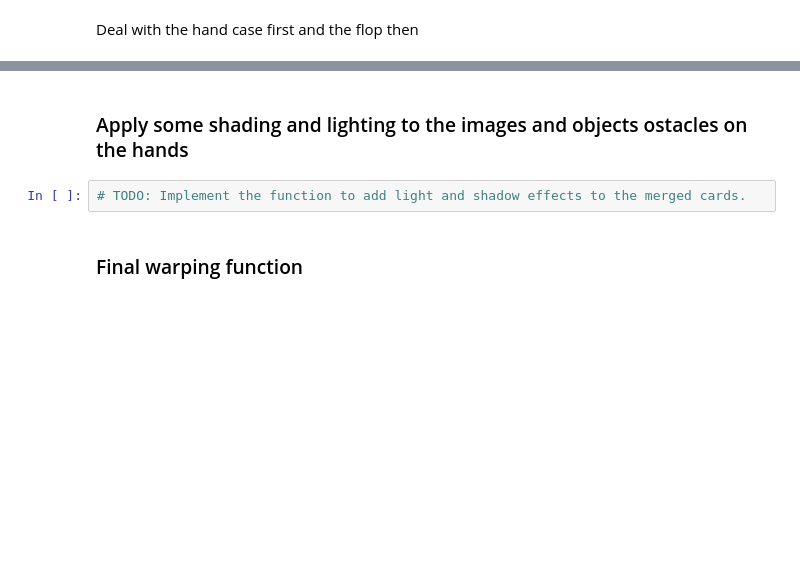
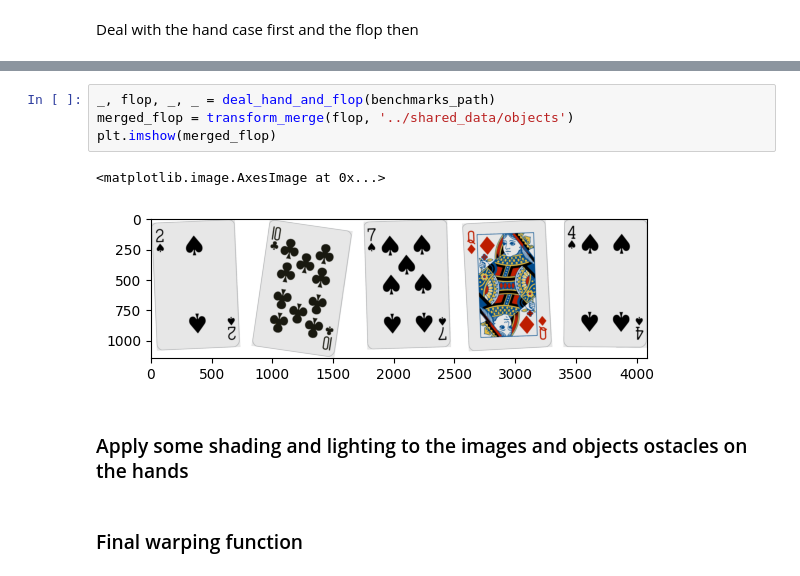
Before and after one commit to mattiaamartino/poker-visual-engine, a Jupyter notebook: synthetic_data_pipeline.ipynb, the cells around one changed output, grey strips where cells are left out. Drawn from its saved outputs; the diff is of its cells as text; blank space fills up the shorter version.

```diff
--- a/synthetic_data_pipeline.ipynb
+++ b/synthetic_data_pipeline.ipynb
@@ -134,7 +389,12 @@ Deal with the hand case first and the flop then
+# %%
+_, flop, _, _ = deal_hand_and_flop(benchmarks_path)
+merged_flop = transform_merge(flop, '../shared_data/objects')
+plt.imshow(merged_flop)
+# %% [output]
+<matplotlib.image.AxesImage at 0x...>
+[figure, added]
 # %% [markdown]
 ### Apply some shading and lighting to the images and objects ostacles on the hands
-# %%
-# TODO: Implement the function to add light and shadow effects to the merged cards.
 # %% [markdown]
 ### Final warping function
 # %%
```
Also changed, not shown: parts of 16 cells of this notebook.
